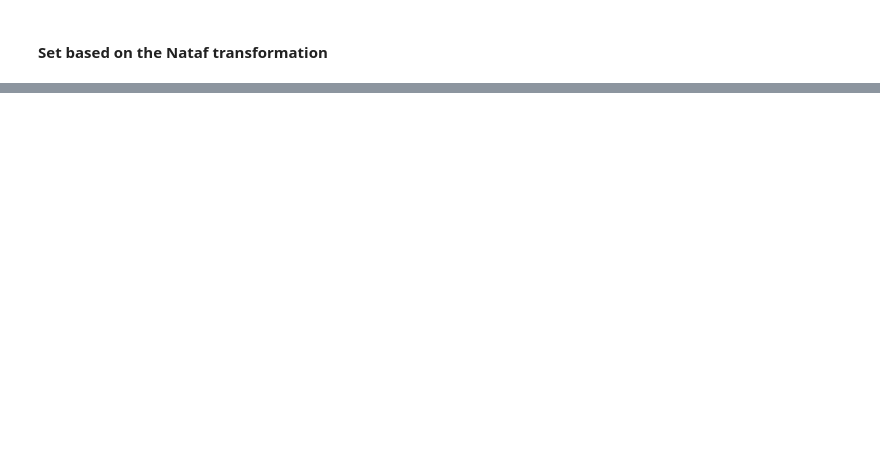
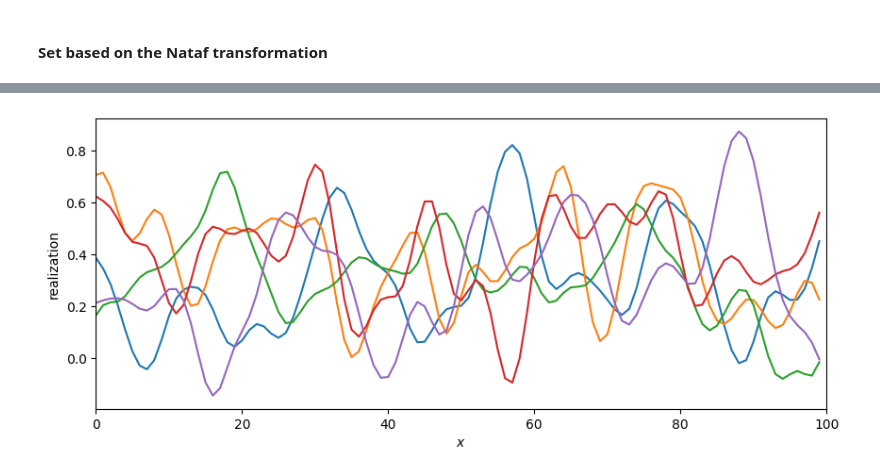
Before and after one commit to fesslix/fesslix-docu, a Jupyter notebook: docs/basics_rv_sets.ipynb, the cells around one changed output, grey strips where cells are left out. Cells and saved outputs as stored; diff of their text form; code cells hidden in the pictures; blank space fills up the shorter version.

```diff
--- a/docs/basics_rv_sets.ipynb
+++ b/docs/basics_rv_sets.ipynb
@@ -339,0 +397,20 @@ print(corr_mtx)
+# %%
+## ================================================================
+## Set to represent discrete random noise
+## ================================================================
+
+## ------------------------------------------
+## Definition
+## ------------------------------------------
+rv_set_noise = flx.rv_set_noise( { 'name':'rv_set_noise',
+                             'N': 5
+                           }, { 'type':'logn', 'mu':1., 'sd':0.1} )
+
+## ------------------------------------------
+## Generate random samples
+## ------------------------------------------
+N = 10   ## number of samples to generate
+sampler_noise = flx.sampler(['rv_set_noise'])
+for i in range(N):
+    sampler_noise.sample()
+    print( rv_set_noise.get_values('x') )
@@ -339,0 +458,30 @@ print(corr_mtx)
+# %%
+## ================================================================
+## rv_set_proc with Cholesky-decomposition
+## ================================================================
+
+## ------------------------------------------
+## Definition
+## ------------------------------------------
+rv_set_proc_1 = flx.rv_set_proc( { 'name':'proc_1',
+                                   'N': 100,
+                                   'rho': "exp(-0.5*(deltax/3)^2)",
+                                   'dx': 1.
+                                 }, { 'type':'normal', 'mu':0.3, 'sd':0.2} )
+
+## ------------------------------------------
+## Generate and plot the random samples
+## ------------------------------------------
+N = 5   ## number of samples to generate
+fig, ax = plt.subplots(figsize=(10, 4))
+x_vec_1 = np.arange(100)
+sampler_proc_1 = flx.sampler(['proc_1'])
+for i in range(N):
+    sampler_proc_1.sample()
+    ax.plot( x_vec_1, rv_set_proc_1.get_values('x') )
+ax.set_xlim([0., 100.])
+plt.xlabel(r"$x$")
+plt.ylabel(r"realization")
+plt.show()
+# %% [output]
+[figure, added]
```
Also changed, not shown: parts of 38 cells of this notebook, 31 other files.
